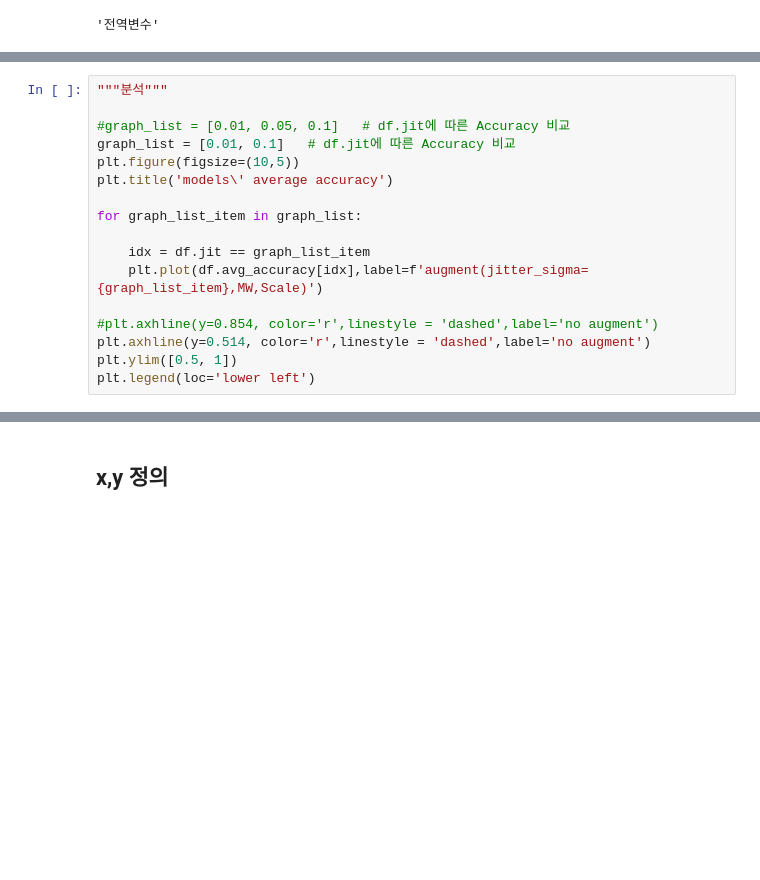
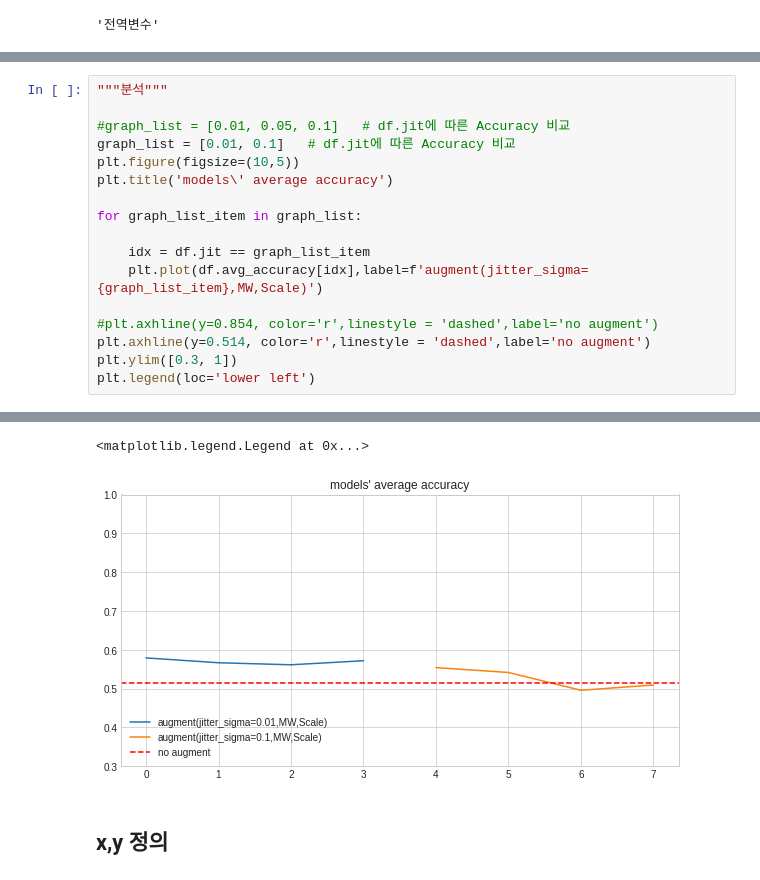
Before and after one commit to caplove/DX_team_4_repo, a Jupyter notebook: Batch4.ipynb, the cells around one changed output, grey strips where cells are left out. Cells and saved outputs as stored; diff of their text form; blank space fills up the shorter version.

```diff
--- a/Batch4.ipynb
+++ b/Batch4.ipynb
@@ -185,6 +188,6 @@ for graph_list_item in graph_list:
 
 #plt.axhline(y=0.854, color='r',linestyle = 'dashed',label='no augment')
 plt.axhline(y=0.514, color='r',linestyle = 'dashed',label='no augment')
-plt.ylim([0.5, 1])
+plt.ylim([0.3, 1])
 plt.legend(loc='lower left')
 # %% [output]
@@ -200,2 +194,4 @@ plt.legend(loc='lower left')
+<matplotlib.legend.Legend at 0x...>
+[figure, added]
 # %% [markdown]
 ## x,y 정의
```
Also changed, not shown: parts of 5 cells of this notebook.
